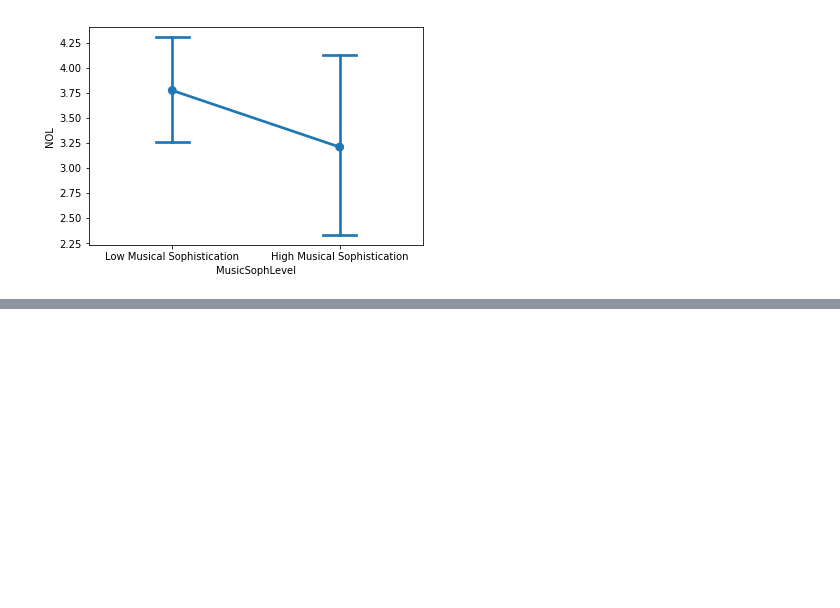
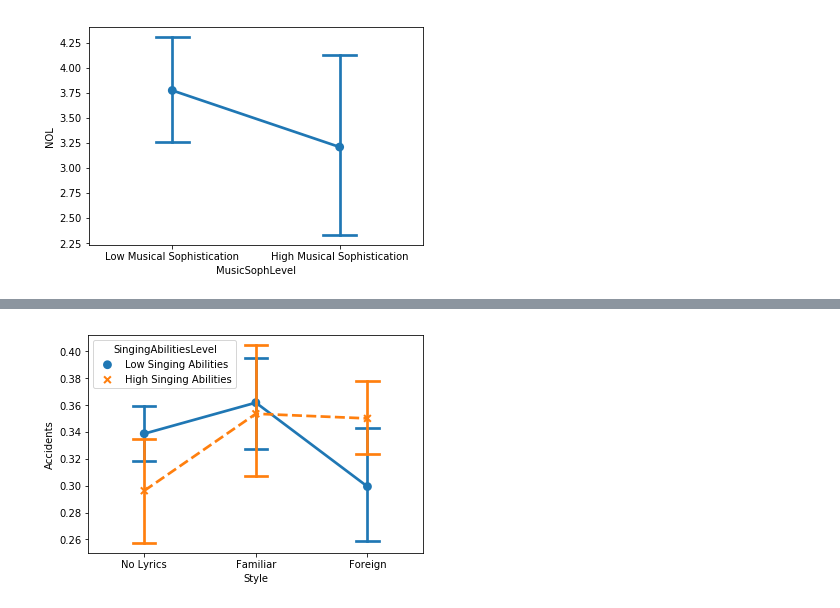
Before and after one commit to MrymZakani/DigitalMusicology, a Jupyter notebook: Statistical Analysis (music valence, personality, music sophistication).ipynb, the cells around one changed output, grey strips where cells are left out. Saved outputs shown, nothing was run; the diff lists cells and outputs as text; code cells hidden in the pictures; blank space fills up the shorter version.

```diff
--- a/Statistical Analysis (music valence, personality, music sophistication).ipynb
+++ b/Statistical Analysis (music valence, personality, music sophistication).ipynb
@@ -826,0 +888,16 @@ NameError: name 'dataFinal' is not defined
+# %%
+singing = pd.concat((data['SingingAbilitiesLevel'],data['SingingAbilitiesLevel'],data['SingingAbilitiesLevel']), axis=0)
+singing
+singing_abilities = pd.concat((prop_Accidents,style_Song,singing), axis=1)
+singing_abilities
+singing_abilities = pd.DataFrame(singing_abilities)
+# %%
+sns.pointplot(x="Style", y="Accidents", hue="SingingAbilitiesLevel",
+data=singing_abilities,
+markers=["o", "x"],
+linestyles=["-", "--"],
+capsize=.2,
+ci=95)
+plt.savefig('Style_Accidents_SingingAbilities.jpg')
+# %% [output]
+[figure, added]
```
Also changed, not shown: parts of 24 cells of this notebook.
